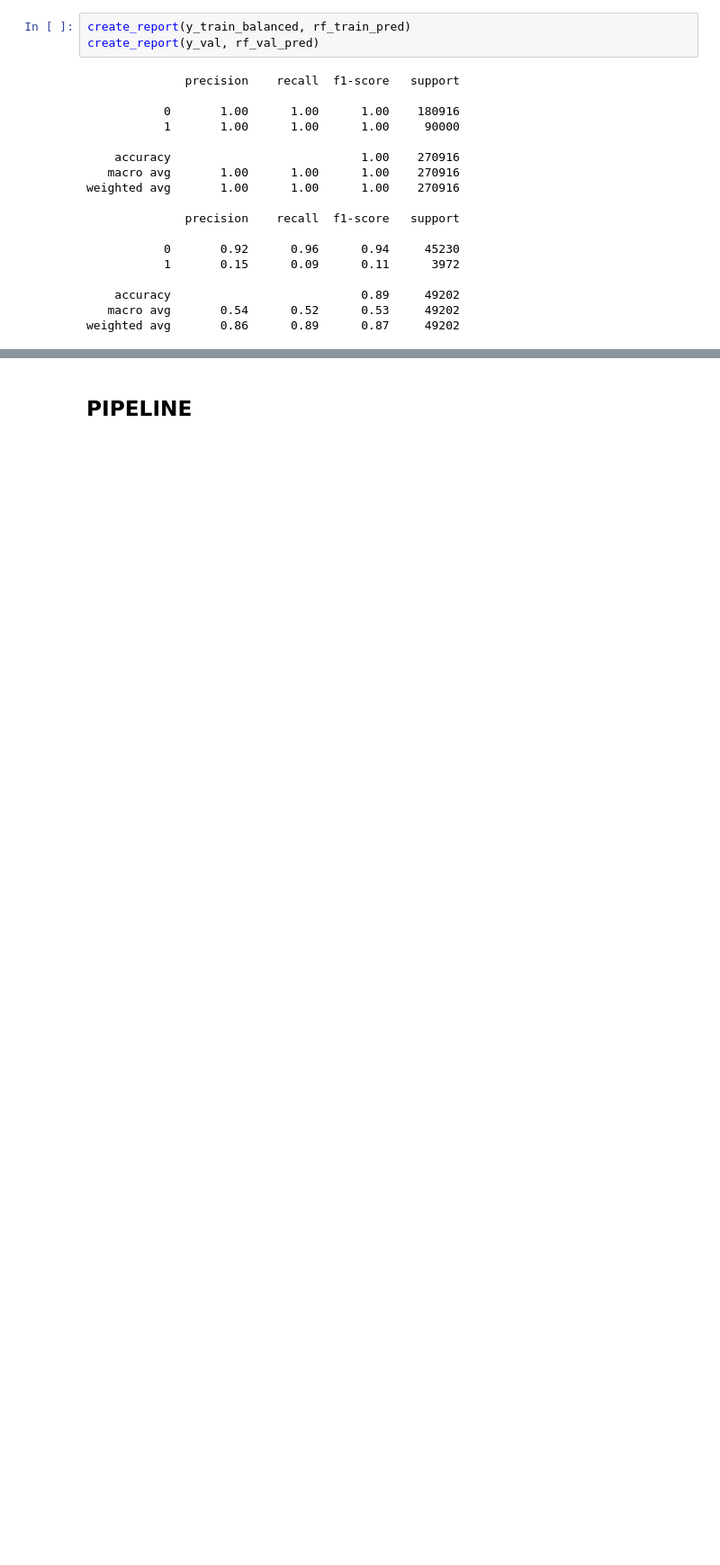
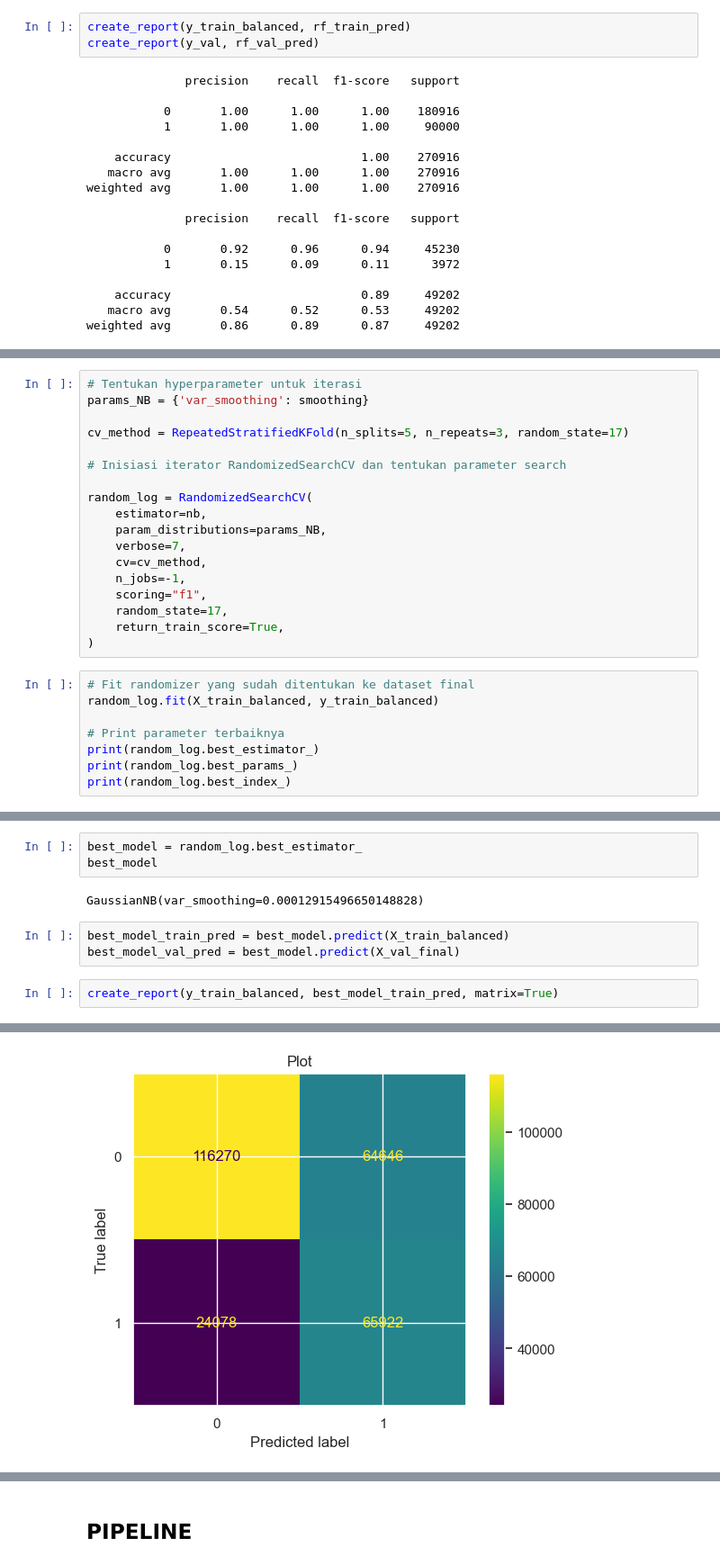
Before and after one commit to Ahmad-assegaf/hacktiv8-final-project, a Jupyter notebook: main.ipynb, the cells around one changed output, grey strips where cells are left out. Shown at 90% size. Drawn from its saved outputs; the diff is of its cells as text; blank space fills up the shorter version.

Commit message:
model finished

```diff
--- a/main.ipynb
+++ b/main.ipynb
@@ -2125,0 +2244,26 @@ Best model is logistic regression
+# %%
+# Tentukan hyperparameter untuk iterasi
+params_NB = {'var_smoothing': smoothing}
+
+cv_method = RepeatedStratifiedKFold(n_splits=5, n_repeats=3, random_state=17)
+
+# Inisiasi iterator RandomizedSearchCV dan tentukan parameter search
+
+random_log = RandomizedSearchCV(
+    estimator=nb,
+    param_distributions=params_NB,
+    verbose=7,
+    cv=cv_method,
+    n_jobs=-1,
+    scoring="f1",
+    random_state=17,
+    return_train_score=True,
+)
+# %%
+# Fit randomizer yang sudah ditentukan ke dataset final
+random_log.fit(X_train_balanced, y_train_balanced)
+
+# Print parameter terbaiknya
+print(random_log.best_estimator_)
+print(random_log.best_params_)
+print(random_log.best_index_)
@@ -2125,0 +2296,11 @@ Best model is logistic regression
+# %%
+best_model = random_log.best_estimator_
+best_model
+# %% [output]
+GaussianNB(var_smoothing=0.00012915496650148828)
+# %%
+best_model_train_pred = best_model.predict(X_train_balanced)
+best_model_val_pred = best_model.predict(X_val_final)
+# %%
+create_report(y_train_balanced, best_model_train_pred, matrix=True)
+# %% [output]
@@ -2125,0 +2315 @@ Best model is logistic regression
+[figure, added]
```
Also changed, not shown: parts of 89 cells of this notebook, 1 other file.
